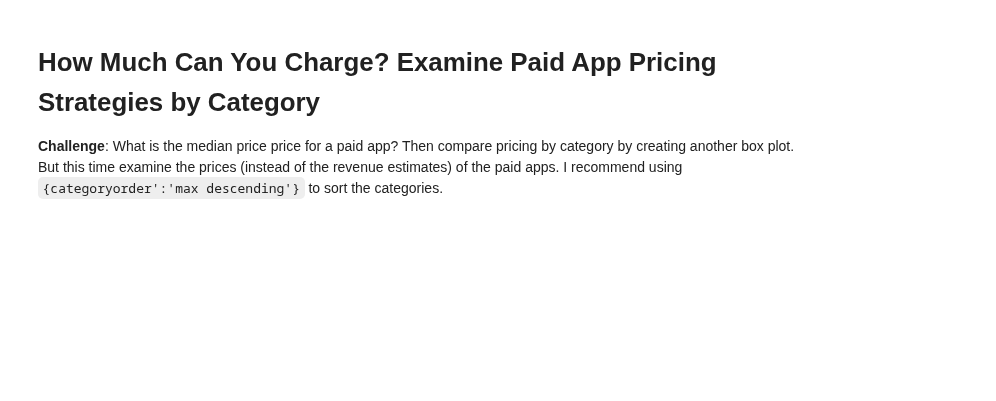
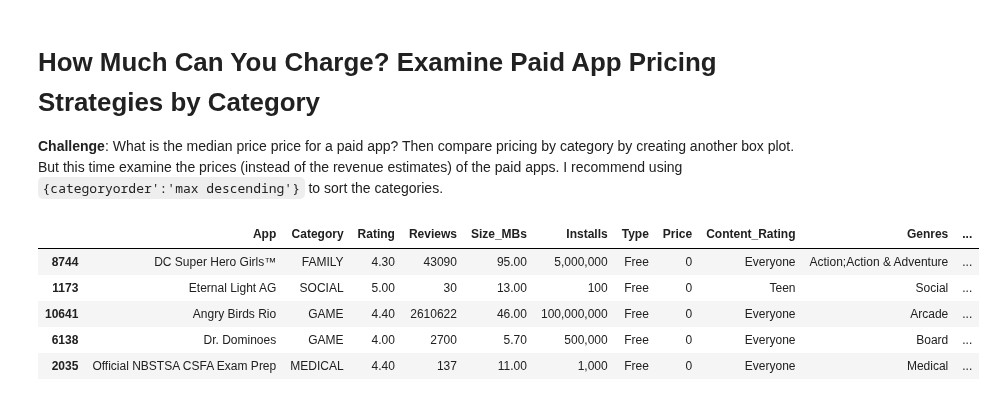
Before and after one commit to julioreis-dev/tutorial_pandas, a Jupyter notebook: Google_Play_Store_App_Analytics_(start).ipynb, the cells around one changed output. Cells and saved outputs as stored; diff of their text form; code cells hidden in the pictures; blank space fills up the shorter version.

```diff
--- a/Google_Play_Store_App_Analytics_(start).ipynb
+++ b/Google_Play_Store_App_Analytics_(start).ipynb
@@ -174,3 +175,12 @@ Hint: I've used 'min ascending' to sort the categories.
 # How Much Can You Charge? Examine Paid App Pricing Strategies by Category
 
 **Challenge**: What is the median price price for a paid app? Then compare pricing by category by creating another box plot. But this time examine the prices (instead of the revenue estimates) of the paid apps. I recommend using `{categoryorder':'max descending'}` to sort the categories.
+# %%
+df_apps.sample(n=5)
+# %% [output]
+|  | App | Category | Rating | Reviews | Size_MBs | Installs | Type | Price | Content_Rating | Genres | ... |
+| 8744 | DC Super Hero Girls™ | FAMILY | 4.30 | 43090 | 95.00 | 5,000,000 | Free | 0 | Everyone | Action;Action & Adventure | ... |
+| 1173 | Eternal Light AG | SOCIAL | 5.00 | 30 | 13.00 | 100 | Free | 0 | Teen | Social | ... |
+| 10641 | Angry Birds Rio | GAME | 4.40 | 2610622 | 46.00 | 100,000,000 | Free | 0 | Everyone | Arcade | ... |
+| 6138 | Dr. Dominoes | GAME | 4.00 | 2700 | 5.70 | 500,000 | Free | 0 | Everyone | Board | ... |
+| 2035 | Official NBSTSA CSFA Exam Prep | MEDICAL | 4.40 | 137 | 11.00 | 1,000 | Free | 0 | Everyone | Medical | ... |
```
Also changed, not shown: parts of 3 cells of this notebook.
